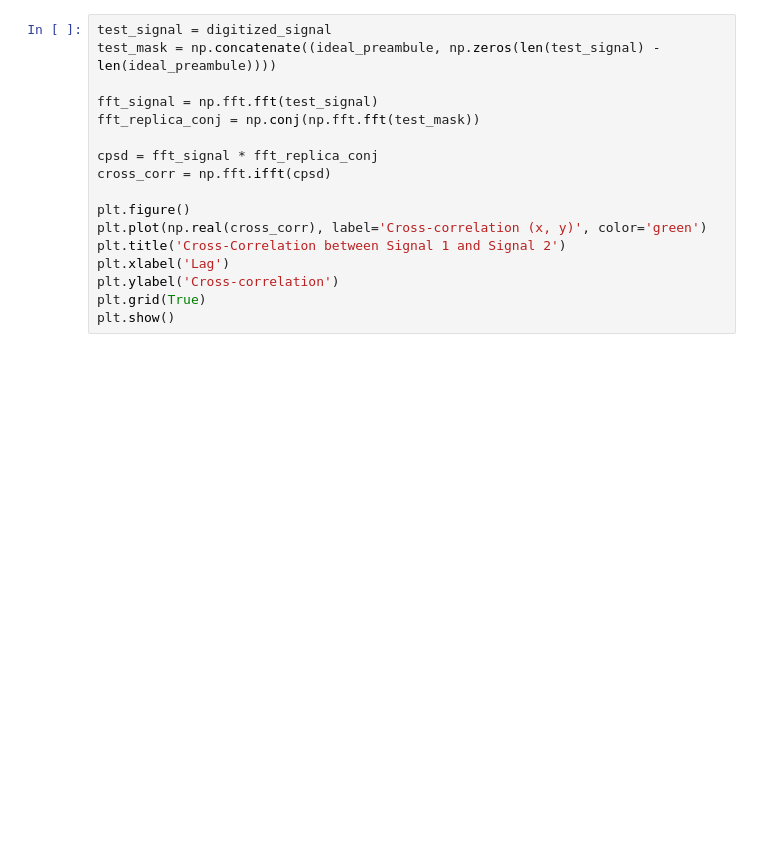
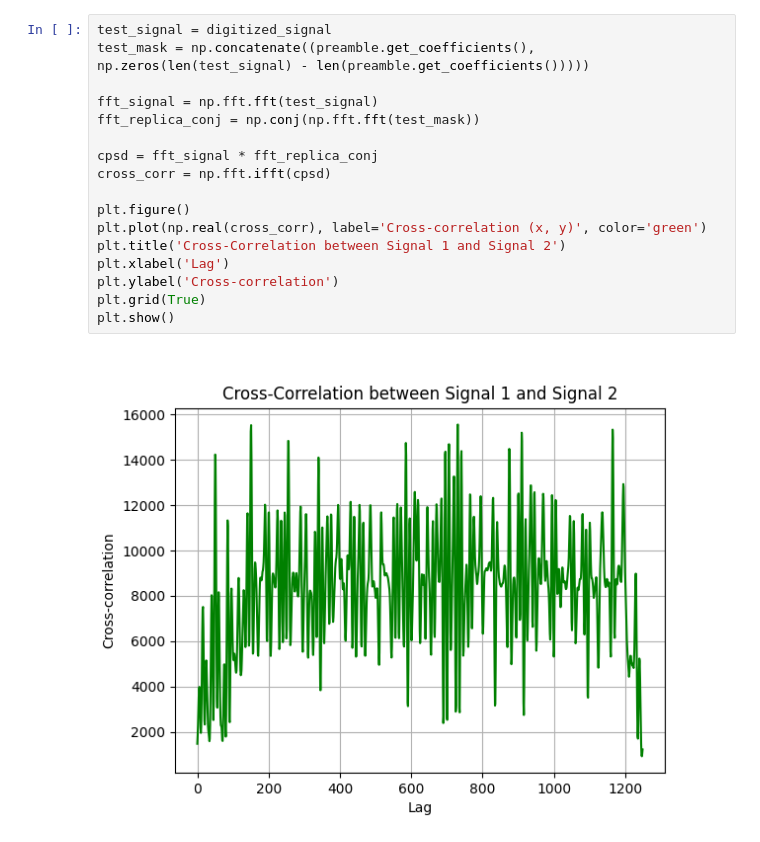
Before and after one commit to simonuks221/ADS-B_Track, a Jupyter notebook: Python/ADSB_Generation.ipynb, the cells around one changed output. Drawn from its saved outputs; the diff is of its cells as text; blank space fills up the shorter version.

```diff
--- a/Python/ADSB_Generation.ipynb
+++ b/Python/ADSB_Generation.ipynb
@@ -109,17 +113,19 @@ plt.show()
 # %%
 test_signal = digitized_signal
-test_mask = np.concatenate((ideal_preambule, np.zeros(len(test_signal) - len(ideal_preambule))))
+test_mask = np.concatenate((preamble.get_coefficients(), np.zeros(len(test_signal) - len(preamble.get_coefficients()))))
 
 fft_signal = np.fft.fft(test_signal)
 fft_replica_conj = np.conj(np.fft.fft(test_mask))
 
 cpsd = fft_signal * fft_replica_conj
 cross_corr = np.fft.ifft(cpsd)
 
 plt.figure()
 plt.plot(np.real(cross_corr), label='Cross-correlation (x, y)', color='green')
 plt.title('Cross-Correlation between Signal 1 and Signal 2')
 plt.xlabel('Lag')
 plt.ylabel('Cross-correlation')
 plt.grid(True)
 plt.show()
+# %% [output]
+[figure, added]
```
Also changed, not shown: parts of 3 cells of this notebook, 8 other files.
